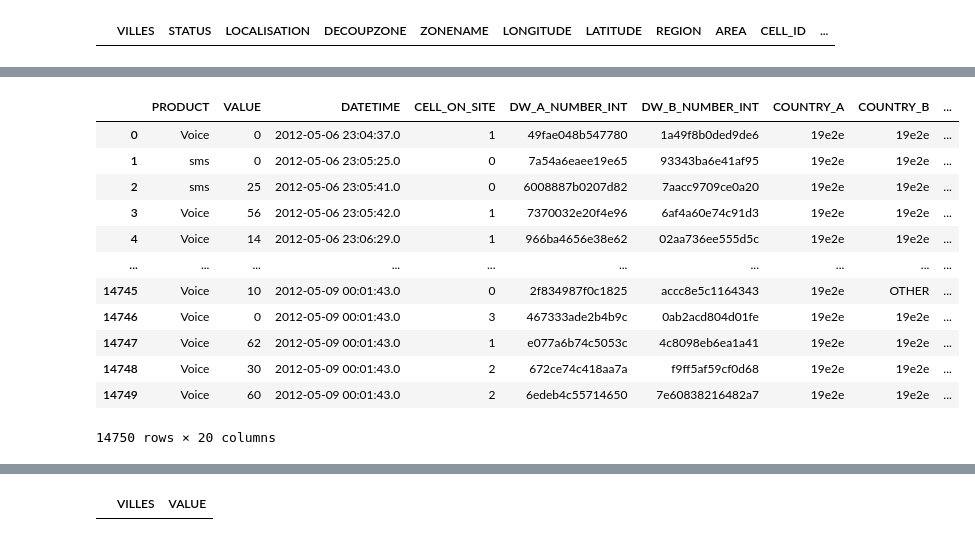
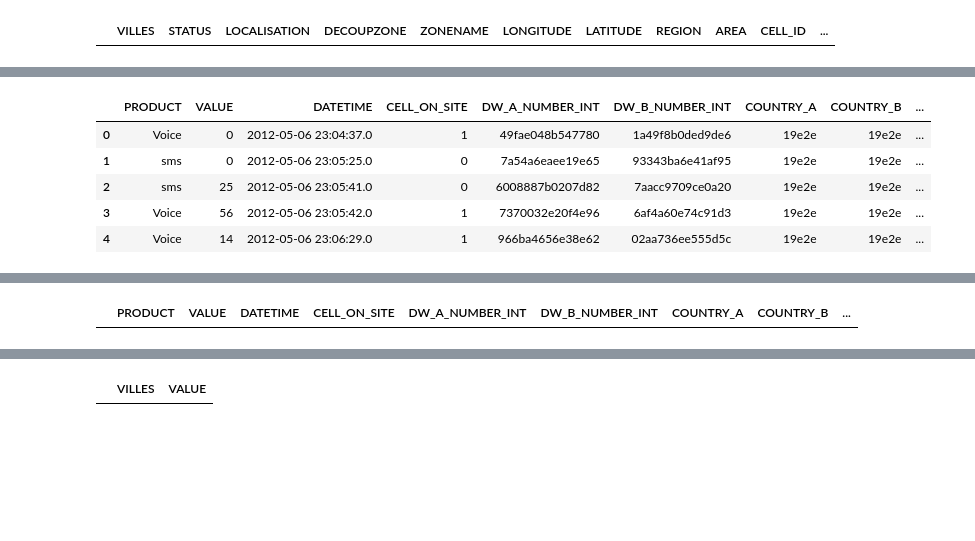
Before and after one commit to mutwirivic/mutwirivic, a Jupyter notebook: week3_ip.ipynb, the cells around one changed output, grey strips where cells are left out. Cells and saved outputs as stored; diff of their text form; code cells hidden in the pictures; blank space fills up the shorter version.

Commit message:
Splitting datetime column in our dataset

```diff
--- a/week3_ip.ipynb
+++ b/week3_ip.ipynb
@@ -136,3 +123,16 @@ telcom_df[telcom_df['CELL_ID'] == 'a4731e780e']
+# %%
+#spliting the datetime column in our dataset
+from datetime import datetime
+from datetime import time
+telcom_df[['DATE','TIME']] = telcom_df.DATETIME.str.split(expand=True)
+telcom_df.head()
+# %% [output]
+|  | PRODUCT | VALUE | DATETIME | CELL_ON_SITE | DW_A_NUMBER_INT | DW_B_NUMBER_INT | COUNTRY_A | COUNTRY_B | ... |
+| 0 | Voice | 0 | 2012-05-06 23:04:37.0 | 1 | 49fae048b547780 | 1a49f8b0ded9de6 | 19e2e | 19e2e | ... |
+| 1 | sms | 0 | 2012-05-06 23:05:25.0 | 0 | 7a54a6eaee19e65 | 93343ba6e41af95 | 19e2e | 19e2e | ... |
+| 2 | sms | 25 | 2012-05-06 23:05:41.0 | 0 | 6008887b0207d82 | 7aacc9709ce0a20 | 19e2e | 19e2e | ... |
+| 3 | Voice | 56 | 2012-05-06 23:05:42.0 | 1 | 7370032e20f4e96 | 6af4a60e74c91d3 | 19e2e | 19e2e | ... |
+| 4 | Voice | 14 | 2012-05-06 23:06:29.0 | 1 | 966ba4656e38e62 | 02aa736ee555d5c | 19e2e | 19e2e | ... |
 # %%
 #Exploration
 #Check for duplicates in cells_geo database on the CELL_ID column
@@ -163,22 +163,10 @@ cells_geo_df[cells_geo_df.duplicated()]
 telcom_df = telcom_df.drop_duplicates()
 # %%
 #
-telcom_cell_df = telcom_df.merge(cells_geo_df,how='left',on='CELL_ID')
+telcom_cell_df = telcom_df.merge(cells_geo_df,how='inner',on='CELL_ID')
 telcom_cell_df
 # %% [output]
 |  | PRODUCT | VALUE | DATETIME | CELL_ON_SITE | DW_A_NUMBER_INT | DW_B_NUMBER_INT | COUNTRY_A | COUNTRY_B | ... |
-| 0 | Voice | 0 | 2012-05-06 23:04:37.0 | 1 | 49fae048b547780 | 1a49f8b0ded9de6 | 19e2e | 19e2e | ... |
-| 1 | sms | 0 | 2012-05-06 23:05:25.0 | 0 | 7a54a6eaee19e65 | 93343ba6e41af95 | 19e2e | 19e2e | ... |
-| 2 | sms | 25 | 2012-05-06 23:05:41.0 | 0 | 6008887b0207d82 | 7aacc9709ce0a20 | 19e2e | 19e2e | ... |
-| 3 | Voice | 56 | 2012-05-06 23:05:42.0 | 1 | 7370032e20f4e96 | 6af4a60e74c91d3 | 19e2e | 19e2e | ... |
-| 4 | Voice | 14 | 2012-05-06 23:06:29.0 | 1 | 966ba4656e38e62 | 02aa736ee555d5c | 19e2e | 19e2e | ... |
-| ... | ... | ... | ... | ... | ... | ... | ... | ... | ... |
-| 14745 | Voice | 10 | 2012-05-09 00:01:43.0 | 0 | 2f834987f0c1825 | accc8e5c1164343 | 19e2e | OTHER | ... |
-| 14746 | Voice | 0 | 2012-05-09 00:01:43.0 | 3 | 467333ade2b4b9c | 0ab2acd804d01fe | 19e2e | 19e2e | ... |
-| 14747 | Voice | 62 | 2012-05-09 00:01:43.0 | 1 | e077a6b74c5053c | 4c8098eb6ea1a41 | 19e2e | 19e2e | ... |
-| 14748 | Voice | 30 | 2012-05-09 00:01:43.0 | 2 | 672ce74c418aa7a | f9ff5af59cf0d68 | 19e2e | 19e2e | ... |
-| 14749 | Voice | 60 | 2012-05-09 00:01:43.0 | 2 | 6edeb4c55714650 | 7e60838216482a7 | 19e2e | 19e2e | ... |
-14750 rows × 20 columns
 # %%
 telcom_cell_df[telcom_cell_df['LOCALISATION']!=np.nan]
 # %% [output]
```
Also changed, not shown: parts of 3 cells of this notebook.
